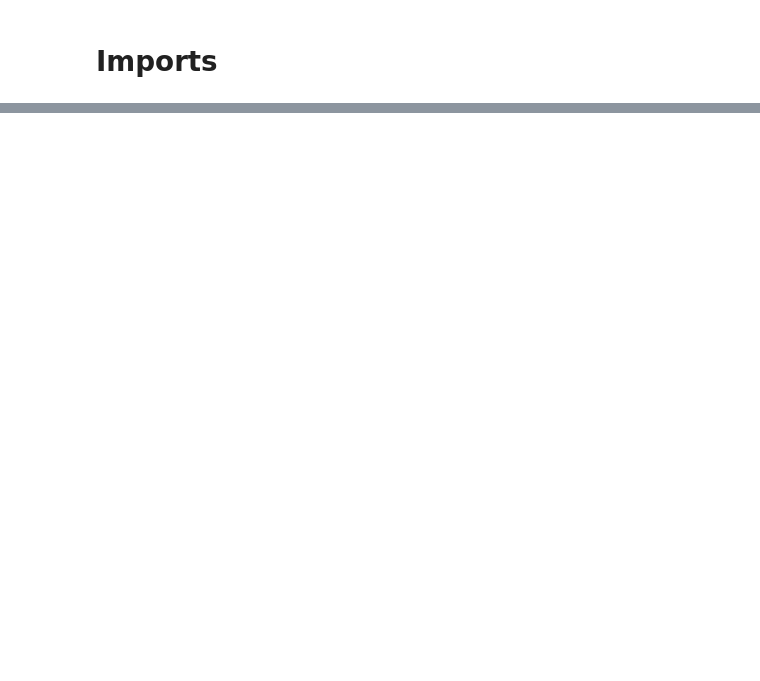
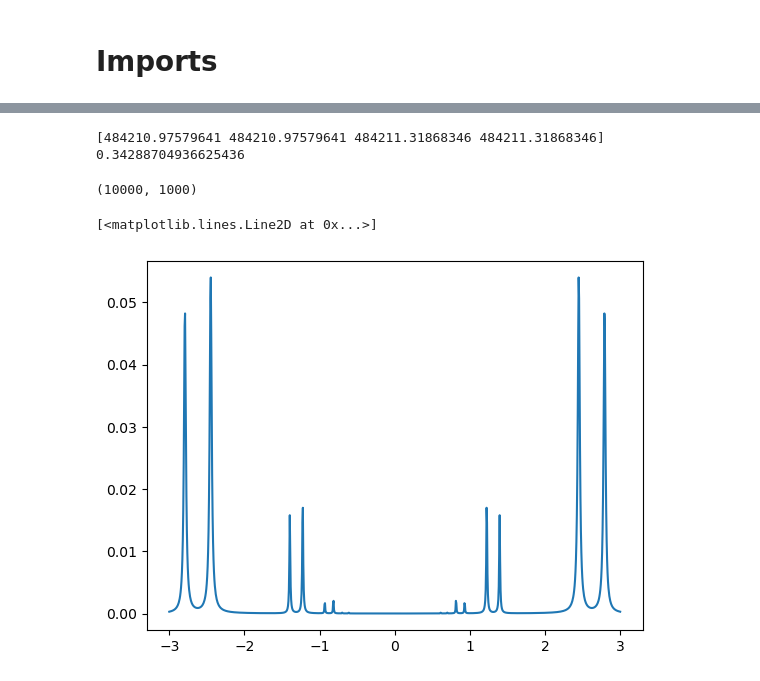
Before and after one commit to Sephiram591/qcontrol, a Jupyter notebook: src/qcontrol/snv120/testing.ipynb, the cells around one changed output, grey strips where cells are left out. Drawn from its saved outputs; the diff is of its cells as text; code cells hidden in the pictures; blank space fills up the shorter version.

```diff
--- a/src/qcontrol/snv120/testing.ipynb
+++ b/src/qcontrol/snv120/testing.ipynb
@@ -976,0 +164,18 @@ W0602 17:21:52.397415 1977084 hlo_rematerialization.cc:3233] Can't reduce memory
+# %%
+ple_freqs = dist.get_ple_freqs(idx=0)
+print(ple_freqs)
+print(ple_freqs[2]-ple_freqs[1])
+# %% [output]
+[484210.97579641 484210.97579641 484211.31868346 484211.31868346]
+0.34288704936625436
+# %%
+f, df = 0, 3
+eom_freqs = jnp.linspace(f-df, f+df, 1000)
+idx = jnp.arange(0, N)
+rates = dist.scattering_rate(idx=idx, eom_frequency=eom_freqs, max_bessel_order=4, sum_counts=True)
+print(rates.shape)
+plt.plot(eom_freqs, rates[0, :])
+# %% [output]
+(10000, 1000)
+[<matplotlib.lines.Line2D at 0x...>]
+[figure, added]
```
Also changed, not shown: parts of 52 cells of this notebook, 25 other files.
